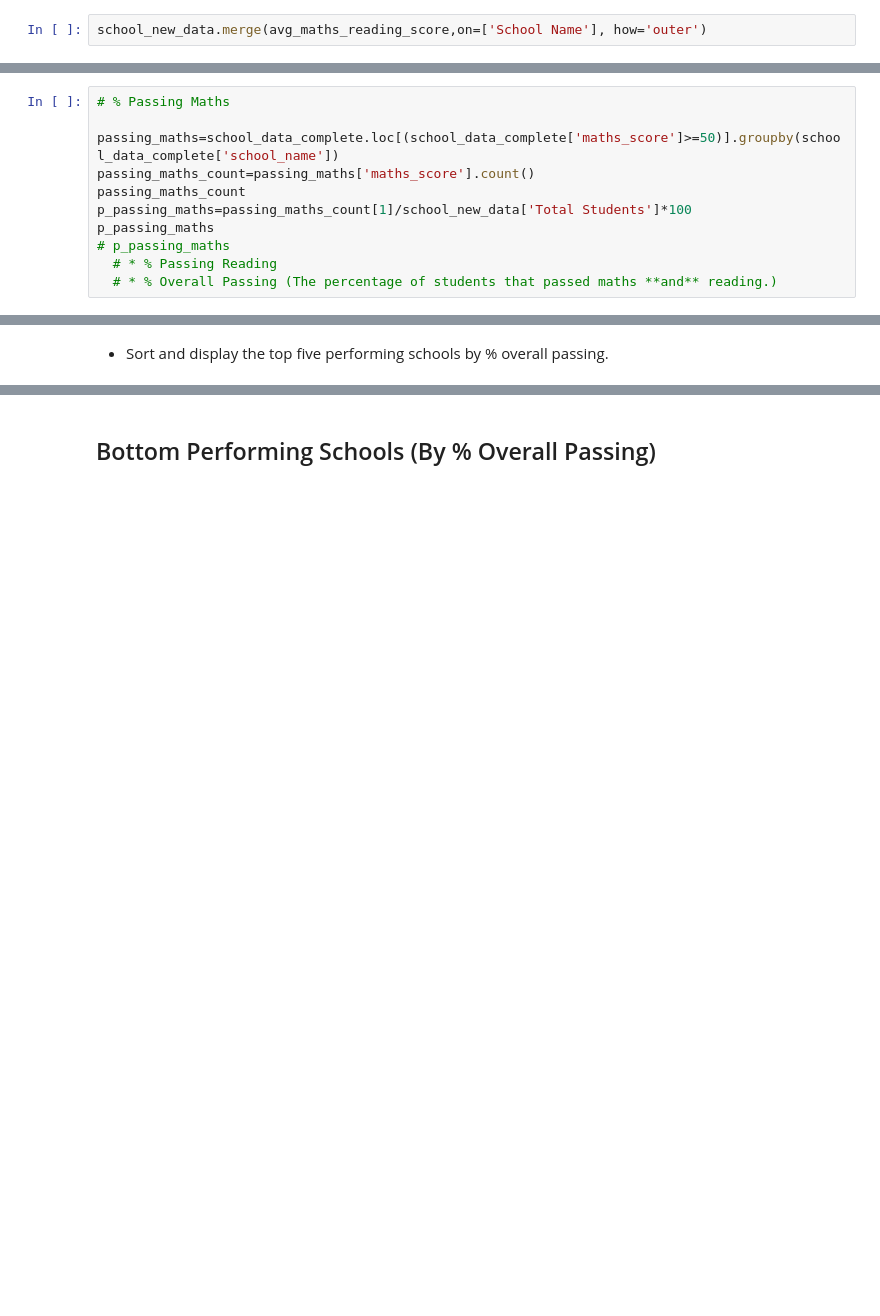
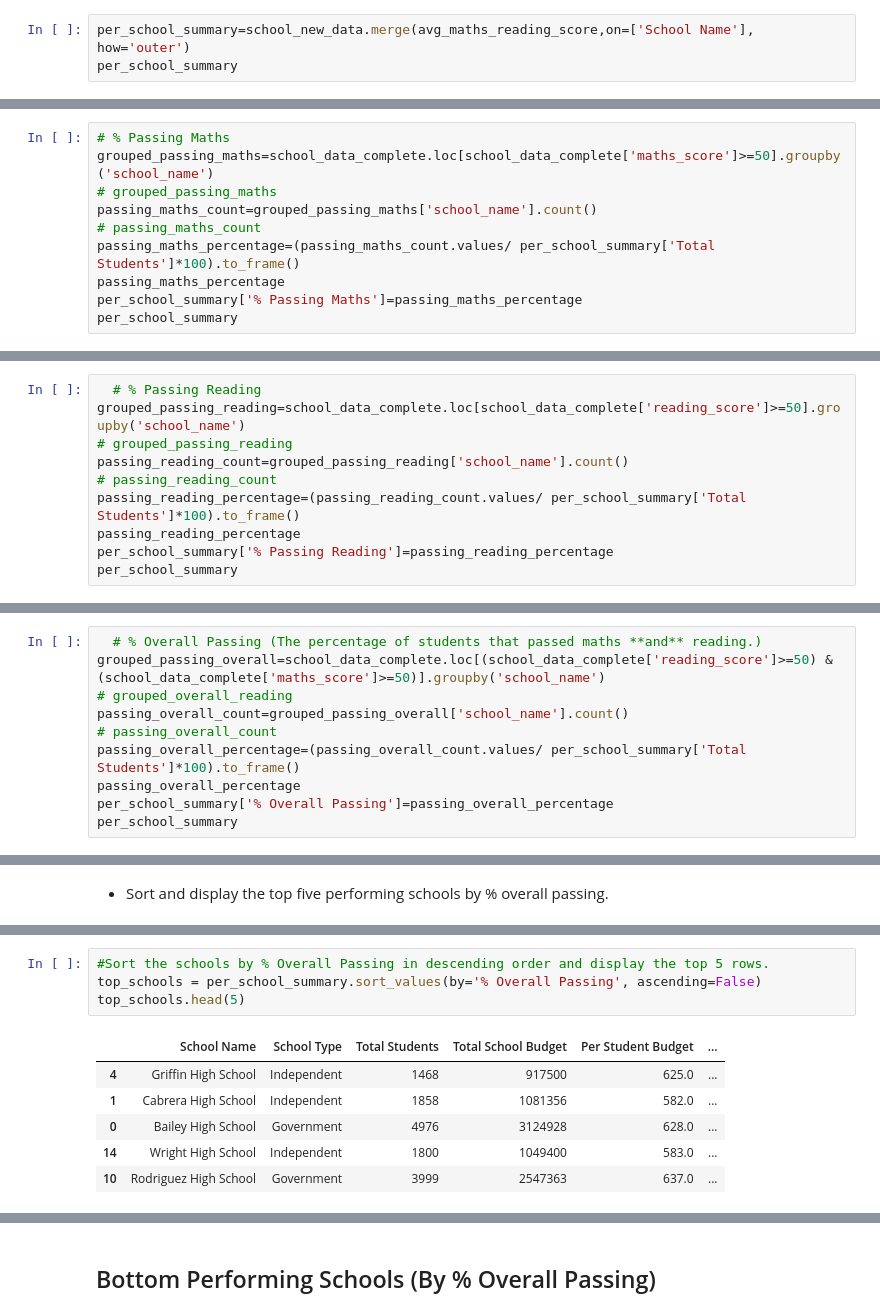
Before and after one commit to Misscoffeecassie/pandas-challenges, a Jupyter notebook: PyCitySchools_starter.ipynb, the cells around one changed output, grey strips where cells are left out. Cells and saved outputs as stored; diff of their text form; blank space fills up the shorter version.

```diff
--- a/PyCitySchools_starter.ipynb
+++ b/PyCitySchools_starter.ipynb
@@ -223,5 +252,6 @@ avg_maths_reading_score
 # %%
-school_new_data.merge(avg_maths_reading_score,on=['School Name'], how='outer')
+per_school_summary=school_new_data.merge(avg_maths_reading_score,on=['School Name'], how='outer')
+per_school_summary
 # %% [output]
 |  | School Name | School Type | Total Students | Total School Budget | Per Student Budget | ... |
 | 0 | Bailey High School | Government | 4976 | 3124928 | 628.0 | ... |
@@ -241,13 +271,12 @@ school_new_data.merge(avg_maths_reading_score,on=['School Name'], how='outer')
 | 14 | Wright High School | Independent | 1800 | 1049400 | 583.0 | ... |
 # %%
 # % Passing Maths
-
-passing_maths=school_data_complete.loc[(school_data_complete['maths_score']>=50)].groupby(school_data_complete['school_name'])
-passing_maths_count=passing_maths['maths_score'].count()
-passing_maths_count
-p_passing_maths=passing_maths_count[1]/school_new_data['Total Students']*100
-p_passing_maths
-# p_passing_maths
-  # * % Passing Reading
-  # * % Overall Passing (The percentage of students that passed maths **and** reading.)
+grouped_passing_maths=school_data_complete.loc[school_data_complete['maths_score']>=50].groupby('school_name')
+# grouped_passing_maths
+passing_maths_count=grouped_passing_maths['school_name'].count()
+# passing_maths_count
+passing_maths_percentage=(passing_maths_count.values/ per_school_summary['Total Students']*100).to_frame()
+passing_maths_percentage
+per_school_summary['% Passing Maths']=passing_maths_percentage
+per_school_summary
 # %% [output]
@@ -312,0 +299,10 @@ school_summary=school_data["school_name"].append(school_data["type"],
+# %%
+  # % Passing Reading
+grouped_passing_reading=school_data_complete.loc[school_data_complete['reading_score']>=50].groupby('school_name')
+# grouped_passing_reading
+passing_reading_count=grouped_passing_reading['school_name'].count()
+# passing_reading_count
+passing_reading_percentage=(passing_reading_count.values/ per_school_summary['Total Students']*100).to_frame()
+passing_reading_percentage
+per_school_summary['% Passing Reading']=passing_reading_percentage
+per_school_summary
@@ -312,0 +326,10 @@ school_summary=school_data["school_name"].append(school_data["type"],
+# %%
+  # % Overall Passing (The percentage of students that passed maths **and** reading.)
+grouped_passing_overall=school_data_complete.loc[(school_data_complete['reading_score']>=50) & (school_data_complete['maths_score']>=50)].groupby('school_name')
+# grouped_overall_reading
+passing_overall_count=grouped_passing_overall['school_name'].count()
+# passing_overall_count
+passing_overall_percentage=(passing_overall_count.values/ per_school_summary['Total Students']*100).to_frame()
+passing_overall_percentage
+per_school_summary['% Overall Passing']=passing_overall_percentage
+per_school_summary
@@ -324,0 +357,11 @@ school_summary=school_data["school_name"].append(school_data["type"],
+# %%
+#Sort the schools by % Overall Passing in descending order and display the top 5 rows.
+top_schools = per_school_summary.sort_values(by='% Overall Passing', ascending=False)
+top_schools.head(5)
+# %% [output]
+|  | School Name | School Type | Total Students | Total School Budget | Per Student Budget | ... |
+| 4 | Griffin High School | Independent | 1468 | 917500 | 625.0 | ... |
+| 1 | Cabrera High School | Independent | 1858 | 1081356 | 582.0 | ... |
+| 0 | Bailey High School | Government | 4976 | 3124928 | 628.0 | ... |
+| 14 | Wright High School | Independent | 1800 | 1049400 | 583.0 | ... |
+| 10 | Rodriguez High School | Government | 3999 | 2547363 | 637.0 | ... |
```
Also changed, not shown: parts of 27 cells of this notebook, 5 other files.
